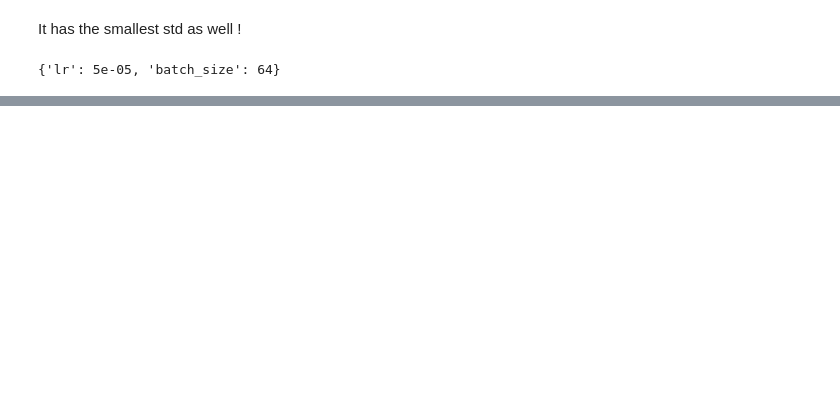
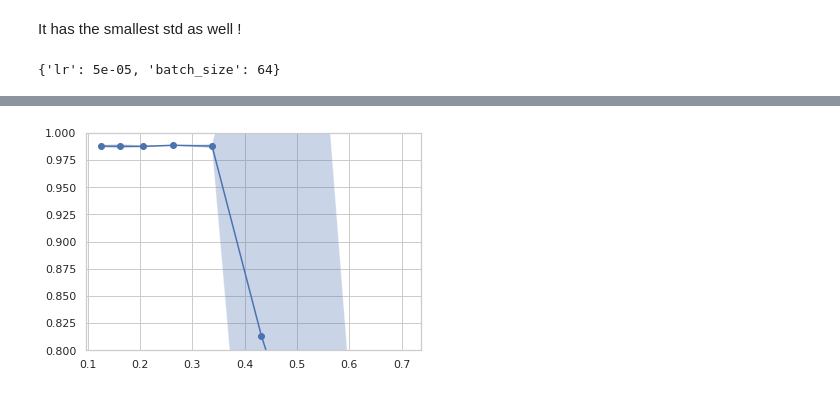
Before and after one commit to matthiaszeller/optml_project, a Jupyter notebook: Hyperparam-tuning.ipynb, the cells around one changed output, grey strips where cells are left out. Drawn from its saved outputs; the diff is of its cells as text; code cells hidden in the pictures; blank space fills up the shorter version.

```diff
--- a/Hyperparam-tuning.ipynb
+++ b/Hyperparam-tuning.ipynb
@@ -280,0 +328,6 @@ nesterov_best_config
+# %%
+plt.plot(df.lr, df.metric_test, '-o')
+plt.fill_between(df.lr, df.metric_test - df.metric_test_std, df.metric_test + df.metric_test_std, alpha=.3)
+plt.ylim(0.8, 1.0);
+# %% [output]
+[figure, added]
```
Also changed, not shown: parts of 13 cells of this notebook, 3 other files.
